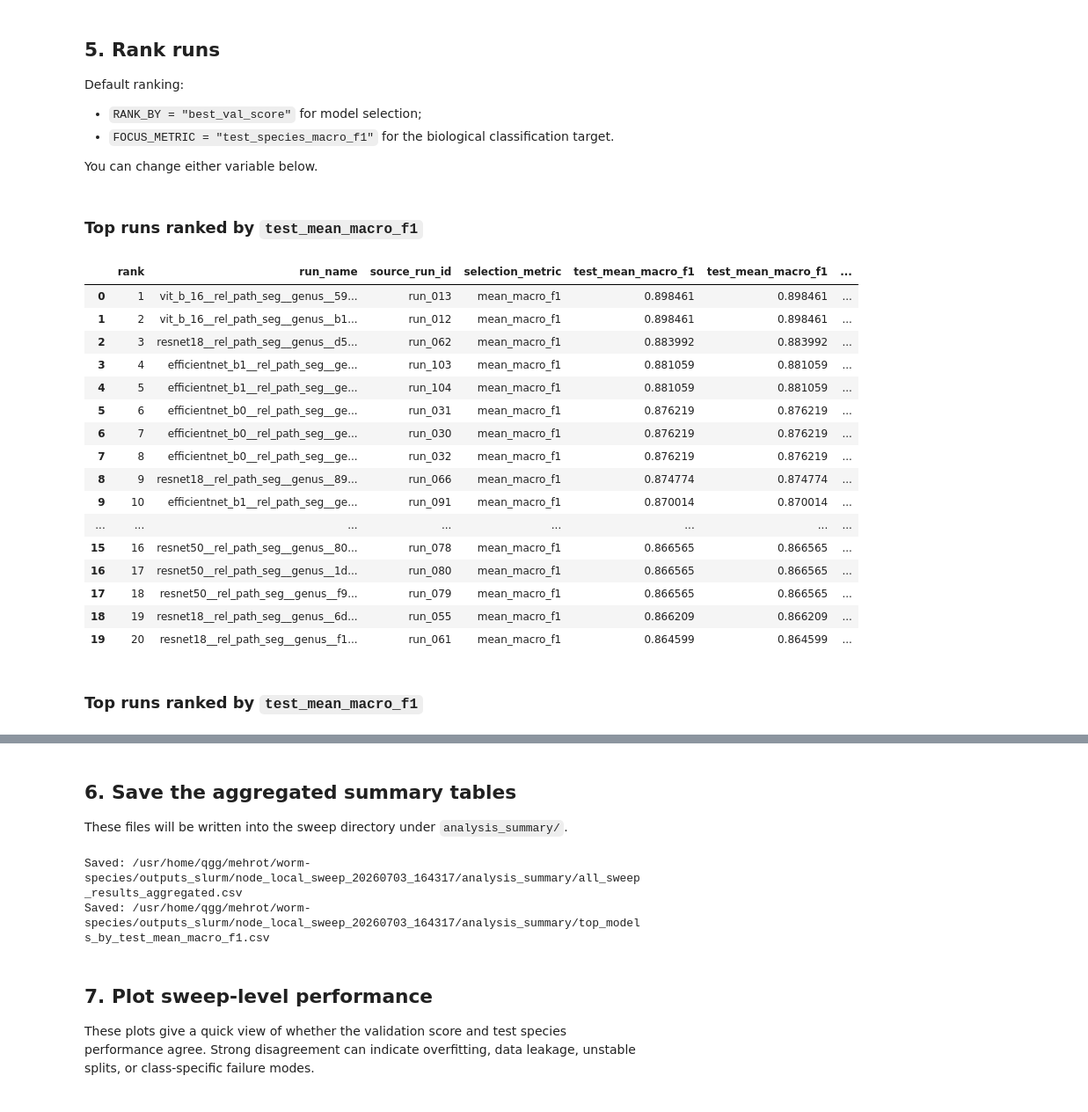
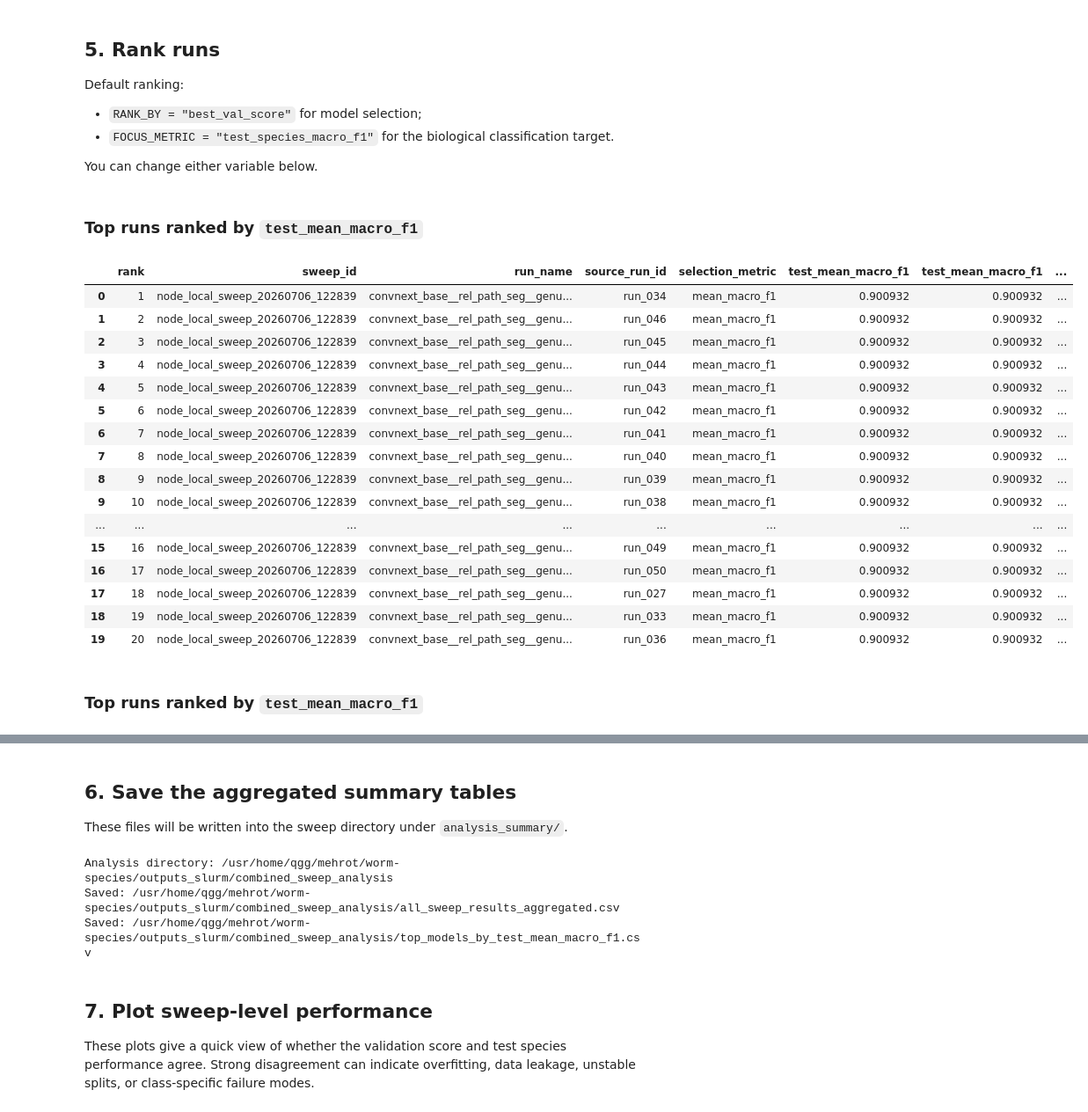
Before and after one commit to darsa-group/worm-species, a Jupyter notebook: worm_species_sweep_analysis.ipynb, the cells around one changed output, grey strips where cells are left out. Shown at 88% size. Cells and saved outputs as stored; diff of their text form; code cells hidden in the pictures.

```diff
--- a/worm_species_sweep_analysis.ipynb
+++ b/worm_species_sweep_analysis.ipynb
@@ -300,53 +376,66 @@ if RANK_BY not in results.columns:
         raise KeyError(f"No suitable ranking metric found. Numeric columns: {available_numeric_cols}")
 
 ranked = (
     results
     .copy()
     .sort_values(RANK_BY, ascending=False, na_position="last")
     .reset_index(drop=True)
 )
 ranked["rank"] = np.arange(1, len(ranked) + 1)
 
 summary_cols = [
-    "rank", "run_name", "source_run_id", "selection_metric", RANK_BY,
+    "rank",
+    "sweep_id",
+    "run_name",
+    "source_run_id",
+    "selection_metric",
+    RANK_BY,
     "test_mean_macro_f1",
-    "test_species_macro_f1", "test_species_balanced_accuracy", "test_species_accuracy",
-    "test_genus_macro_f1", "test_genus_balanced_accuracy", "test_genus_accuracy",
-    "test_age_macro_f1", "test_age_balanced_accuracy", "test_age_accuracy",
-    "artifact_dir", "has_artifacts",
+    "test_species_macro_f1",
+    "test_species_balanced_accuracy",
+    "test_species_accuracy",
+    "test_genus_macro_f1",
+    "test_genus_balanced_accuracy",
+    "test_genus_accuracy",
+    "test_age_macro_f1",
+    "test_age_balanced_accuracy",
+    "test_age_accuracy",
+    "artifact_dir",
+    "has_artifacts",
 ]
+
 summary_cols = [c for c in summary_cols if c in ranked.columns]
 
 display(Markdown(f"### Top runs ranked by `{RANK_BY}`"))
 display(ranked[summary_cols].head(20))
 
 # Diagnostic ranking by the species metric.
 if FOCUS_METRIC in ranked.columns:
     display(Markdown(f"### Top runs ranked by `{FOCUS_METRIC}`"))
     display(
         ranked
         .sort_values(FOCUS_METRIC, ascending=False, na_position="last")
         .reset_index(drop=True)
         [summary_cols]
         .head(20)
     )
 # %% [output]
 ### Top runs ranked by `test_mean_macro_f1`
-|  | rank | run_name | source_run_id | selection_metric | test_mean_macro_f1 | test_mean_macro_f1 | ... |
-| 0 | 1 | vit_b_16__rel_path_seg__genus__59... | run_013 | mean_macro_f1 | 0.898461 | 0.898461 | ... |
-| 1 | 2 | vit_b_16__rel_path_seg__genus__b1... | run_012 | mean_macro_f1 | 0.898461 | 0.898461 | ... |
-| 2 | 3 | resnet18__rel_path_seg__genus__d5... | run_062 | mean_macro_f1 | 0.883992 | 0.883992 | ... |
-| 3 | 4 | efficientnet_b1__rel_path_seg__ge... | run_103 | mean_macro_f1 | 0.881059 | 0.881059 | ... |
-| 4 | 5 | efficientnet_b1__rel_path_seg__ge... | run_104 | mean_macro_f1 | 0.881059 | 0.881059 | ... |
-| 5 | 6 | efficientnet_b0__rel_path_seg__ge... | run_031 | mean_macro_f1 | 0.876219 | 0.876219 | ... |
-| 6 | 7 | efficientnet_b0__rel_path_seg__ge... | run_030 | mean_macro_f1 | 0.876219 | 0.876219 | ... |
-| 7 | 8 | efficientnet_b0__rel_path_seg__ge... | run_032 | mean_macro_f1 | 0.876219 | 0.876219 | ... |
-| 8 | 9 | resnet18__rel_path_seg__genus__89... | run_066 | mean_macro_f1 | 0.874774 | 0.874774 | ... |
-| 9 | 10 | efficientnet_b1__rel_path_seg__ge... | run_091 | mean_macro_f1 | 0.870014 | 0.870014 | ... |
-| ... | ... | ... | ... | ... | ... | ... | ... |
-| 15 | 16 | resnet50__rel_path_seg__genus__80... | run_078 | mean_macro_f1 | 0.866565 | 0.866565 | ... |
-| 16 | 17 | resnet50__rel_path_seg__genus__1d... | run_080 | mean_macro_f1 | 0.866565 | 0.866565 | ... |
-| 17 | 18 | resnet50__rel_path_seg__genus__f9... | run_079 | mean_macro_f1 | 0.866565 | 0.866565 | ... |
-| 18 | 19 | resnet18__rel_path_seg__genus__6d... | run_055 | mean_macro_f1 | 0.866209 | 0.866209 | ... |
-| 19 | 20 | resnet18__rel_path_seg__genus__f1... | run_061 | mean_macro_f1 | 0.864599 | 0.864599 | ... |
+|  | rank | sweep_id | run_name | source_run_id | selection_metric | test_mean_macro_f1 | test_mean_macro_f1 | ... |
+| 0 | 1 | node_local_sweep_20260706_122839 | convnext_base__rel_path_seg__genu... | run_034 | mean_macro_f1 | 0.900932 | 0.900932 | ... |
+| 1 | 2 | node_local_sweep_20260706_122839 | convnext_base__rel_path_seg__genu... | run_046 | mean_macro_f1 | 0.900932 | 0.900932 | ... |
+| 2 | 3 | node_local_sweep_20260706_122839 | convnext_base__rel_path_seg__genu... | run_045 | mean_macro_f1 | 0.900932 | 0.900932 | ... |
+| 3 | 4 | node_local_sweep_20260706_122839 | convnext_base__rel_path_seg__genu... | run_044 | mean_macro_f1 | 0.900932 | 0.900932 | ... |
+| 4 | 5 | node_local_sweep_20260706_122839 | convnext_base__rel_path_seg__genu... | run_043 | mean_macro_f1 | 0.900932 | 0.900932 | ... |
+| 5 | 6 | node_local_sweep_20260706_122839 | convnext_base__rel_path_seg__genu... | run_042 | mean_macro_f1 | 0.900932 | 0.900932 | ... |
+| 6 | 7 | node_local_sweep_20260706_122839 | convnext_base__rel_path_seg__genu... | run_041 | mean_macro_f1 | 0.900932 | 0.900932 | ... |
+| 7 | 8 | node_local_sweep_20260706_122839 | convnext_base__rel_path_seg__genu... | run_040 | mean_macro_f1 | 0.900932 | 0.900932 | ... |
+| 8 | 9 | node_local_sweep_20260706_122839 | convnext_base__rel_path_seg__genu... | run_039 | mean_macro_f1 | 0.900932 | 0.900932 | ... |
+| 9 | 10 | node_local_sweep_20260706_122839 | convnext_base__rel_path_seg__genu... | run_038 | mean_macro_f1 | 0.900932 | 0.900932 | ... |
+| ... | ... | ... | ... | ... | ... | ... | ... | ... |
+| 15 | 16 | node_local_sweep_20260706_122839 | convnext_base__rel_path_seg__genu... | run_049 | mean_macro_f1 | 0.900932 | 0.900932 | ... |
+| 16 | 17 | node_local_sweep_20260706_122839 | convnext_base__rel_path_seg__genu... | run_050 | mean_macro_f1 | 0.900932 | 0.900932 | ... |
+| 17 | 18 | node_local_sweep_20260706_122839 | convnext_base__rel_path_seg__genu... | run_027 | mean_macro_f1 | 0.900932 | 0.900932 | ... |
+| 18 | 19 | node_local_sweep_20260706_122839 | convnext_base__rel_path_seg__genu... | run_033 | mean_macro_f1 | 0.900932 | 0.900932 | ... |
+| 19 | 20 | node_local_sweep_20260706_122839 | convnext_base__rel_path_seg__genu... | run_036 | mean_macro_f1 | 0.900932 | 0.900932 | ... |
 ### Top runs ranked by `test_mean_macro_f1`
@@ -372,8 +461,10 @@ if FOCUS_METRIC in ranked.columns:
 
 These files will be written into the sweep directory under `analysis_summary/`.
 # %%
-ANALYSIS_DIR = SWEEP_DIR / "analysis_summary"
-ANALYSIS_DIR.mkdir(exist_ok=True)
+ANALYSIS_DIR = PROJECT_ROOT / "outputs_slurm" / "combined_sweep_analysis"
+ANALYSIS_DIR.mkdir(parents=True, exist_ok=True)
+
+print("Analysis directory:", ANALYSIS_DIR)
 
 all_results_path = ANALYSIS_DIR / "all_sweep_results_aggregated.csv"
 top_results_path = ANALYSIS_DIR / f"top_models_by_{RANK_BY}.csv"
@@ -384,8 +475,9 @@ ranked[summary_cols].head(50).to_csv(top_results_path, index=False)
 print("Saved:", all_results_path)
 print("Saved:", top_results_path)
 # %% [output]
-Saved: /usr/home/qgg/mehrot/worm-species/outputs_slurm/node_local_sweep_20260703_164317/analysis_summary/all_sweep_results_aggregated.csv
-Saved: /usr/home/qgg/mehrot/worm-species/outputs_slurm/node_local_sweep_20260703_164317/analysis_summary/top_models_by_test_mean_macro_f1.csv
+Analysis directory: /usr/home/qgg/mehrot/worm-species/outputs_slurm/combined_sweep_analysis
+Saved: /usr/home/qgg/mehrot/worm-species/outputs_slurm/combined_sweep_analysis/all_sweep_results_aggregated.csv
+Saved: /usr/home/qgg/mehrot/worm-species/outputs_slurm/combined_sweep_analysis/top_models_by_test_mean_macro_f1.csv
 # %% [markdown]
 ## 7. Plot sweep-level performance
 
```
Also changed, not shown: parts of 14 cells of this notebook.
